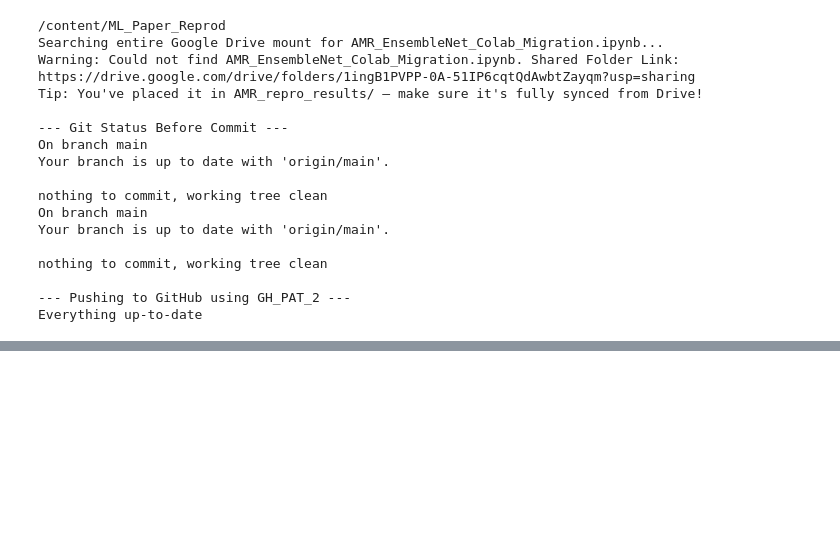
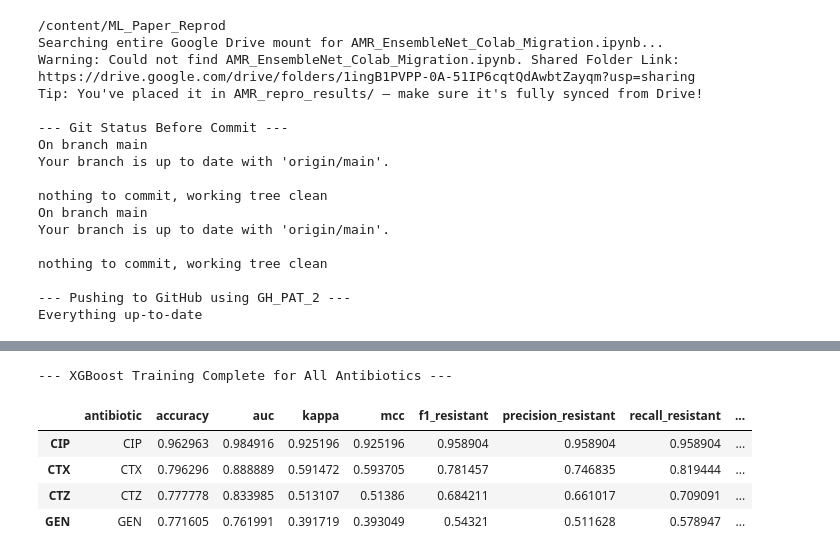
Before and after one commit to oliGAMER/ML_Paper_Reprod, a Jupyter notebook: AMR_EnsembleNet_Colab_Migration.ipynb, the cells around one changed output, grey strips where cells are left out. Cells and saved outputs as stored; diff of their text form; code cells hidden in the pictures; blank space fills up the shorter version.

```diff
--- a/AMR_EnsembleNet_Colab_Migration.ipynb
+++ b/AMR_EnsembleNet_Colab_Migration.ipynb
@@ -1050,0 +1101,12 @@ Everything up-to-date
+# %%
+import pandas as pd
+
+SNP_MATRIX_FILE = os.path.join(PROJECT_ROOT, "Giessen_dataset", "cip_ctx_ctz_gen_multi_data.csv")
+PHENOTYPES_FILE = os.path.join(PROJECT_ROOT, "Giessen_dataset", "cip_ctx_ctz_gen_pheno.csv")
+
+print("--- Loading Datasets ---")
+snp_df_raw = pd.read_csv(SNP_MATRIX_FILE)
+pheno_df = pd.read_csv(PHENOTYPES_FILE)
+
+print(f"Raw SNP matrix shape: {snp_df_raw.shape}")
+print(f"Phenotypes shape: {pheno_df.shape}")
@@ -1050,0 +1637,10 @@ Everything up-to-date
+# %%
+print("\n--- XGBoost Training Complete for All Antibiotics ---")
+display(xgb_summary_df)
+# %% [output]
+--- XGBoost Training Complete for All Antibiotics ---
+|  | antibiotic | accuracy | auc | kappa | mcc | f1_resistant | precision_resistant | recall_resistant | ... |
+| CIP | CIP | 0.962963 | 0.984916 | 0.925196 | 0.925196 | 0.958904 | 0.958904 | 0.958904 | ... |
+| CTX | CTX | 0.796296 | 0.888889 | 0.591472 | 0.593705 | 0.781457 | 0.746835 | 0.819444 | ... |
+| CTZ | CTZ | 0.777778 | 0.833985 | 0.513107 | 0.51386 | 0.684211 | 0.661017 | 0.709091 | ... |
+| GEN | GEN | 0.771605 | 0.761991 | 0.391719 | 0.393049 | 0.54321 | 0.511628 | 0.578947 | ... |
```
Also changed, not shown: parts of 22 cells of this notebook.
